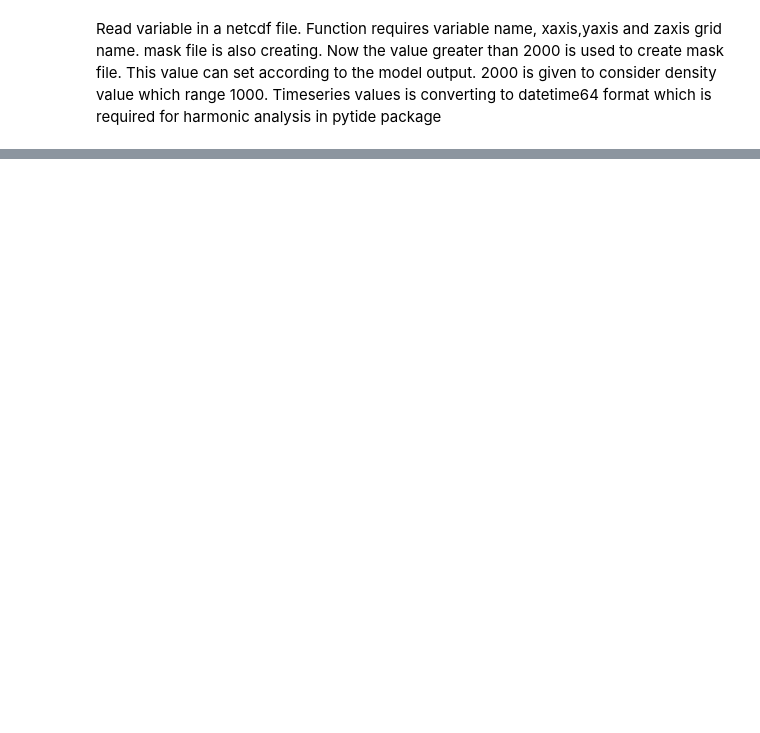
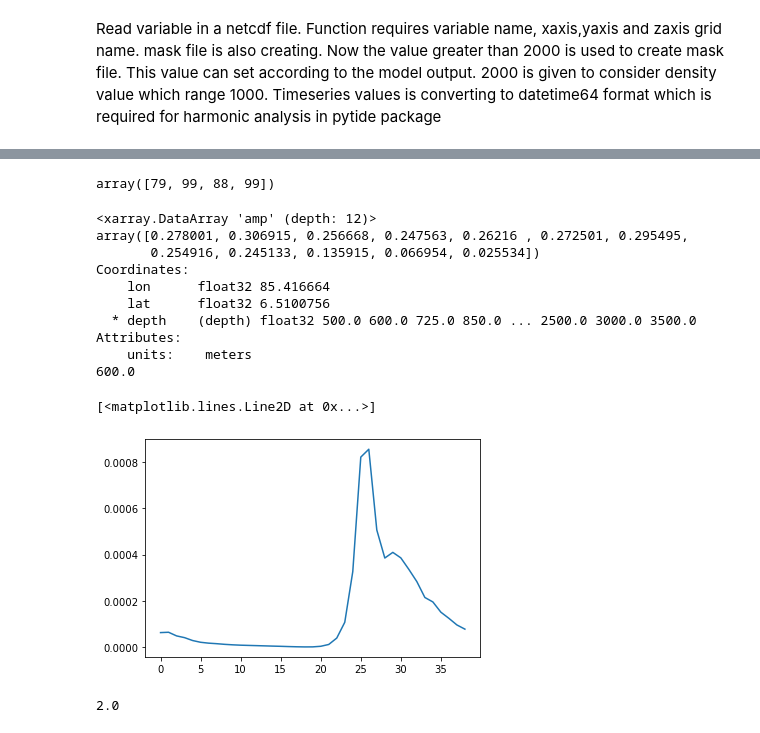
Before and after one commit to subeeshmp/codes, a Jupyter notebook: Harmonic_analysis_parallel.ipynb, the cells around one changed output, grey strips where cells are left out. Saved outputs shown, nothing was run; the diff lists cells and outputs as text; code cells hidden in the pictures; blank space fills up the shorter version.

```diff
--- a/Harmonic_analysis_parallel.ipynb
+++ b/Harmonic_analysis_parallel.ipynb
@@ -205,0 +322,45 @@ print(u_mean.shape)
+# %%
+A=np.array([2,5,79,99,88,99])
+B=np.array([0,2])
+
+A[2::]
+# %% [output]
+array([79, 99, 88, 99])
+# %%
+d_eta=xr.open_dataset('eta_timeseries.nc')
+#print(d_eta["tide"].values.shape)
+#plt.plot(d_eta["tide"][:,29:,0,20])
+
+d_amp=xr.open_dataset('eta.nc')
+
+print(d_amp["amp"][27:,0,20])
+print(d_eta["depth"][28].values)
+#plt.contourf(d_eta["tide"][:,:,0,20])
+
+#plt.colorbar()
+
+#plt.plot(d_amp["amp"][:,0,20])
+nsqmean=np.nanmean(nsq,axis=0)
+
+plt.plot(nsqmean[:,0,20])
+
+#plt.plot(salt_mean[0,:,0,20],-1*depth)
+# %% [output]
+<xarray.DataArray 'amp' (depth: 12)>
+array([0.278001, 0.306915, 0.256668, 0.247563, 0.26216 , 0.272501, 0.295495,
+       0.254916, 0.245133, 0.135915, 0.066954, 0.025534])
+Coordinates:
+    lon      float32 85.416664
+    lat      float32 6.5100756
+  * depth    (depth) float32 500.0 600.0 725.0 850.0 ... 2500.0 3000.0 3500.0
+Attributes:
+    units:    meters
+600.0
+[<matplotlib.lines.Line2D at 0x...>]
+[figure, added]
+# %%
+p=np.array([1,np.nan,2,3])
+
+print(np.nanmean(p))
+# %% [output]
+2.0
```
Also changed, not shown: parts of 18 cells of this notebook.
